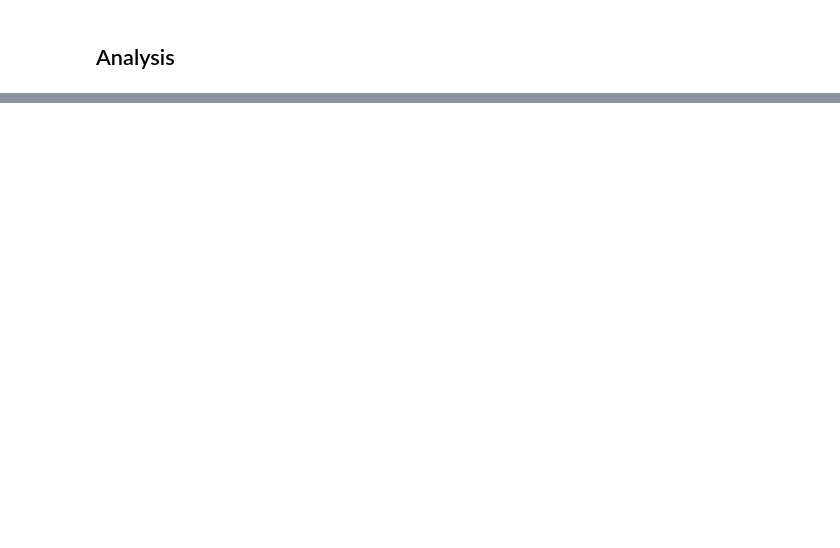
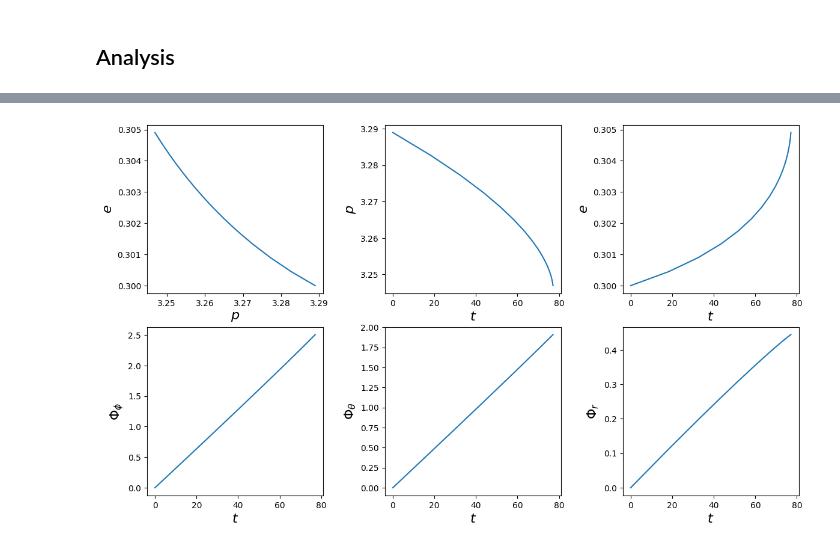
Before and after one commit to Thirtha17/SMBH-Merger-SNR-calculation-with-LISA, a Jupyter notebook: EmriWaveForm.ipynb, the cells around one changed output, grey strips where cells are left out. Drawn from its saved outputs; the diff is of its cells as text; code cells hidden in the pictures; blank space fills up the shorter version.

```diff
--- a/EmriWaveForm.ipynb
+++ b/EmriWaveForm.ipynb
@@ -423,0 +432,2 @@ analysis_emri.snr()
+# %%
+traj_model = EMRIInspiral(func=KerrEccEqFlux)
@@ -423,0 +446,5 @@ analysis_emri.snr()
+# %%
+traj_keys = ['M','mu','a','p0','e0','x0']
+
+T=1.0
+traj_pars = [parameters[k] for k in traj_keys]
@@ -423,0 +456,20 @@ analysis_emri.snr()
+# %%
+t, p, e, xI, Phi_phi, Phi_theta, Phi_r = traj_model(*traj_pars, T=T)
+
+
+fig, axes = plt.subplots(2, 3)
+plt.subplots_adjust(wspace=0.35)
+fig.set_size_inches(14, 8)
+axes = axes.ravel()
+
+ylabels = [r"$e$", r"$p$", r"$e$", r"$\Phi_\phi$", r"$\Phi_\theta$", r"$\Phi_r$"]
+xlabels = [r"$p$", r"$t$", r"$t$", r"$t$", r"$t$", r"$t$"]
+ys = [e, p, e, Phi_phi, Phi_theta, Phi_r]
+xs = [p, t, t, t, t, t]
+
+for i, (ax, x, y, xlab, ylab) in enumerate(zip(axes, xs, ys, xlabels, ylabels)):
+    ax.plot(x, y)
+    ax.set_xlabel(xlab, fontsize=16)
+    ax.set_ylabel(ylab, fontsize=16)
+# %% [output]
+[figure, added]
```
Also changed, not shown: parts of 16 cells of this notebook.
